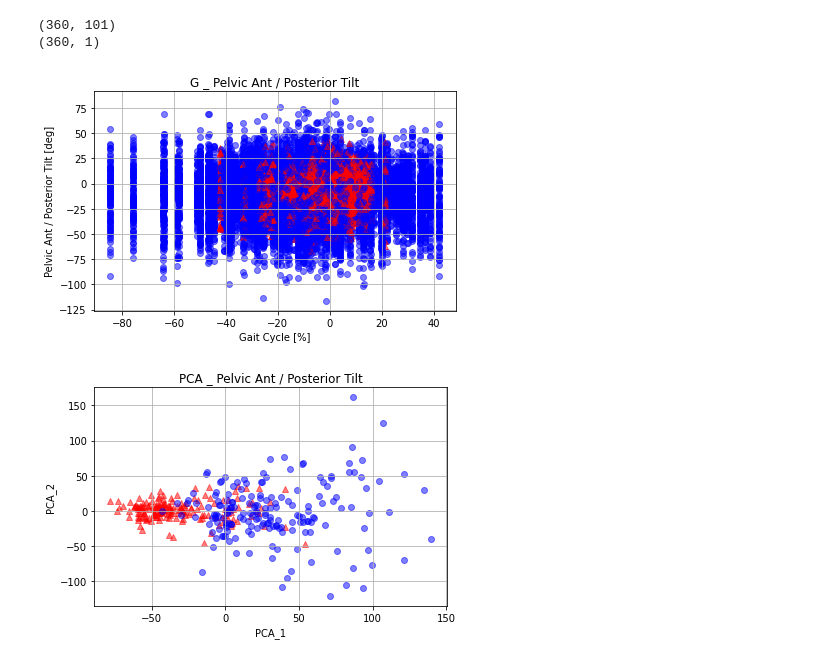
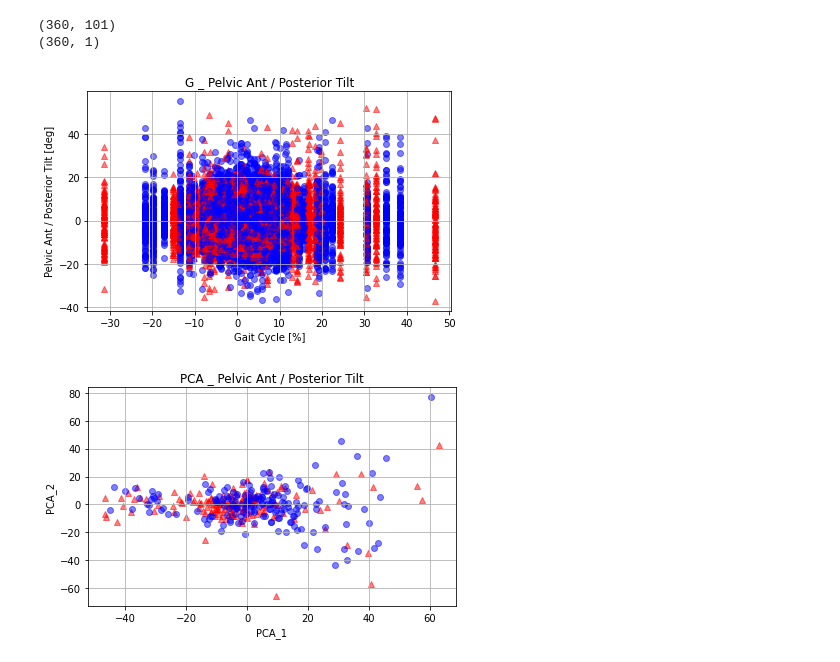
Before and after one commit to Beta628427/Tesis, a Jupyter notebook: 2_Beta___Cod/Beta_PCA/PCA_Cod_master_v1.ipynb, the cells around one changed output. Saved outputs shown, nothing was run; the diff lists cells and outputs as text; code cells hidden in the pictures.

```diff
--- a/2_Beta___Cod/Beta_PCA/PCA_Cod_master_v1.ipynb
+++ b/2_Beta___Cod/Beta_PCA/PCA_Cod_master_v1.ipynb
@@ -105,8 +105,8 @@ def var_alea (num_samples,desired_mean,desired_std_dev):
 # %%
 # Seleccionando de la sheet "Joint Rotations"
 # ······· Pelvic_Ant_Posterior_Tilt
-f_1 = 1   # fila de inicio Pelvic_Ant_Posterior_Tilt
-f_2 = 102 # final final    Pelvic_Ant_Posterior_Tilt
+f_1 = 102   # fila de inicio Pelvic_Ant_Posterior_Tilt
+f_2 = 203   # final final    Pelvic_Ant_Posterior_Tilt
 targets         = df.iloc[0,:]
 targets         = pd.DataFrame(targets[np.newaxis,:])
 ta              = pd.DataFrame(np.array(df.iloc[f_1:f_2,:]))
@@ -384,20 +384,20 @@ print(Y.shape)
 (360, 101)
 (360, 1)
 # %%
-for i in range(1,101):
+for i in range(101):
   plt.scatter(X[Y[:,0] == 0, 0], X[Y[:,0] == 0, i], color='red',  marker='^', alpha=0.5) # jovenes
   plt.scatter(X[Y[:,0] == 1, 0], X[Y[:,0] == 1, i], color='blue', marker='o', alpha=0.5) # viejos
 
 plt.grid(True)
 plt.title("G _ Pelvic Ant / Posterior Tilt")
 plt.xlabel("Gait Cycle [%]")
 plt.ylabel("Pelvic Ant / Posterior Tilt [deg]")
 plt.yscale('linear')
 plt.xscale('linear')
 plt.tight_layout()
 plt.show()
 # %% [output]
-[figure, old version]
+[figure, new version]
 # %%
 from sklearn.decomposition import PCA
 #
@@ -417,4 +417,4 @@ plt.xscale('linear')
 plt.tight_layout()
 plt.show()
 # %% [output]
-[figure, old version]
+[figure, new version]
```
Also changed, not shown: parts of 7 cells of this notebook.
